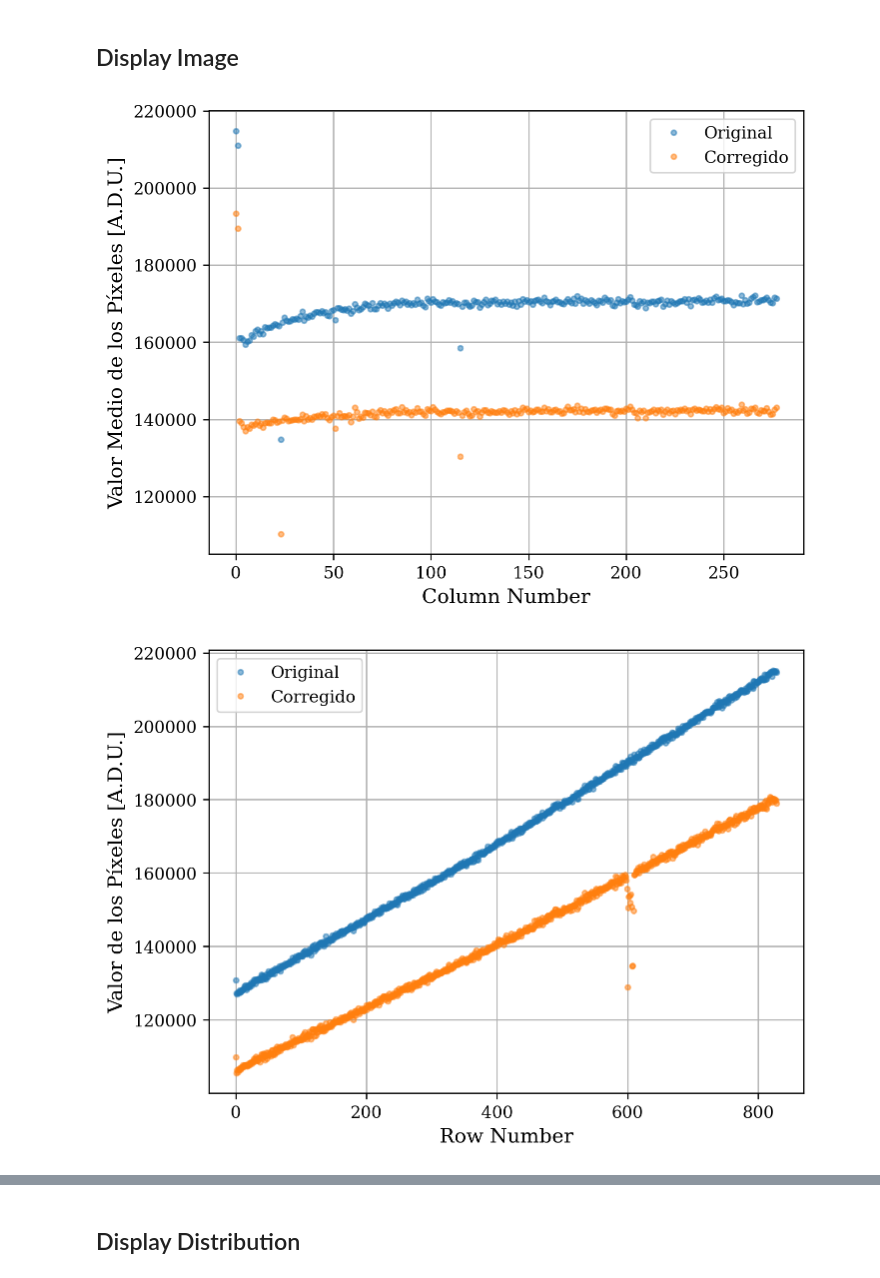
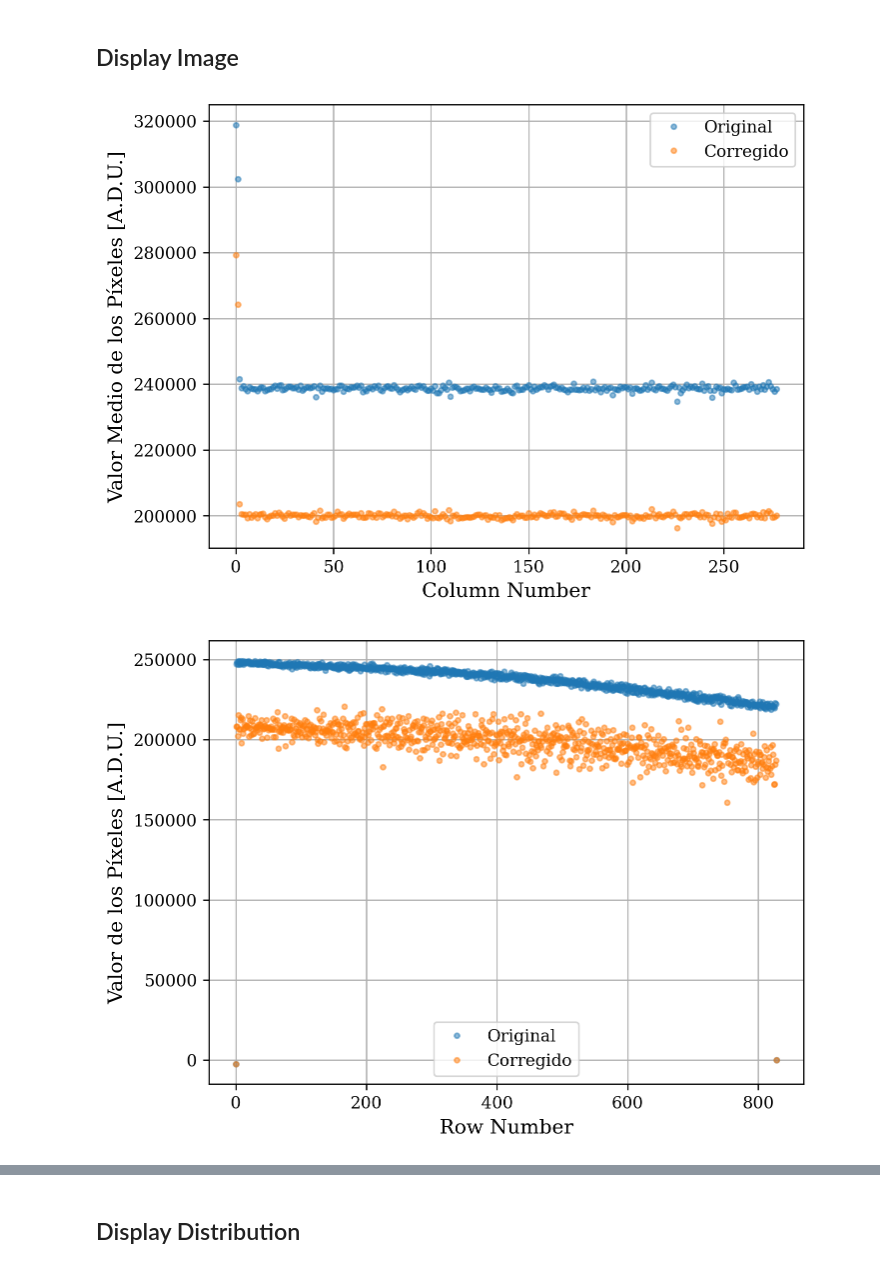
Before and after one commit to agustinbrusco/LAMBDA_Hub, a Jupyter notebook: skipper_image_analysis/image_read_test.ipynb, the cells around one changed output, grey strips where cells are left out. Cells and saved outputs as stored; diff of their text form; code cells hidden in the pictures.

Commit message:
leí alguna imagen de pocket

```diff
--- a/skipper_image_analysis/image_read_test.ipynb
+++ b/skipper_image_analysis/image_read_test.ipynb
@@ -139,33 +138,33 @@ Loaded proc_skp_shut_open_oled1row_1film_sgn_NSAMP5_NROW879_NCOL336_EXPOSURE5.0_
 ## Display Image
 # %%
 PRESCAN_PIX = 8
-frame_id = 3
+frame_id = 0
 test_frame = test_image[frame_id].data
 
 fixed_image = correct_overscan(deepcopy(test_image))
 fixed_frame = fixed_image[frame_id].data
 
 r_overscan, c_overscan = get_rowcol_ovserscan(test_image)
 
 # plt.plot(test_frame.mean(axis=0), '.', alpha=0.5)
 # plt.plot(fixed_frame.mean(axis=0), '.', alpha=0.5)
 plt.plot(np.median(test_frame[:-r_overscan, PRESCAN_PIX:-c_overscan], axis=0), '.', alpha=0.5, label="Original")
 plt.plot(np.median(fixed_frame[:-r_overscan, PRESCAN_PIX:-c_overscan], axis=0), '.', alpha=0.5, label="Corregido")
 plt.grid()
 plt.legend()
 plt.xlabel("Column Number")
 plt.ylabel("Valor Medio de los Píxeles [A.D.U.]")
 plt.show()
 
 # plt.plot(test_frame.mean(axis=1), '.', alpha=0.5)
 # plt.plot(fixed_frame.mean(axis=1), '.', alpha=0.5)
 plt.plot(np.median(test_frame[:-r_overscan, PRESCAN_PIX:-c_overscan], axis=1), '.', alpha=0.5, label="Original")
 plt.plot(np.median(fixed_frame[:-r_overscan, PRESCAN_PIX:-c_overscan], axis=1), '.', alpha=0.5, label="Corregido")
 plt.grid()
 plt.legend()
 plt.xlabel("Row Number")
 plt.ylabel("Valor de los Píxeles [A.D.U.]")
 plt.show()
 # %% [output]
-[figure, old version]
+[figure, new version]
-[figure, old version]
+[figure, new version]
```
Also changed, not shown: parts of 5 cells of this notebook.
